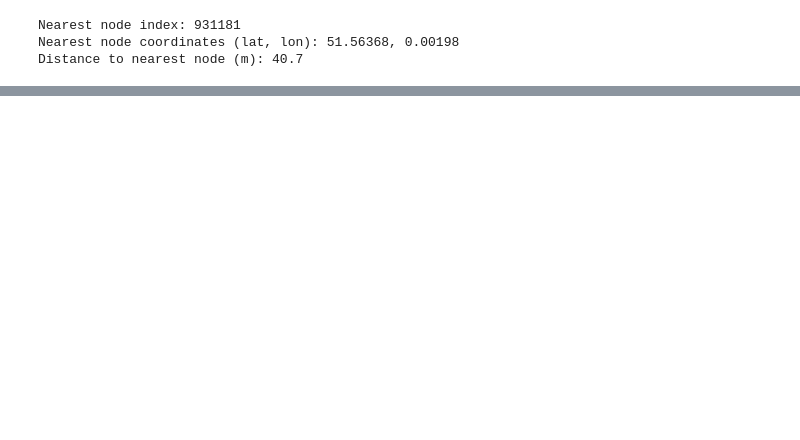
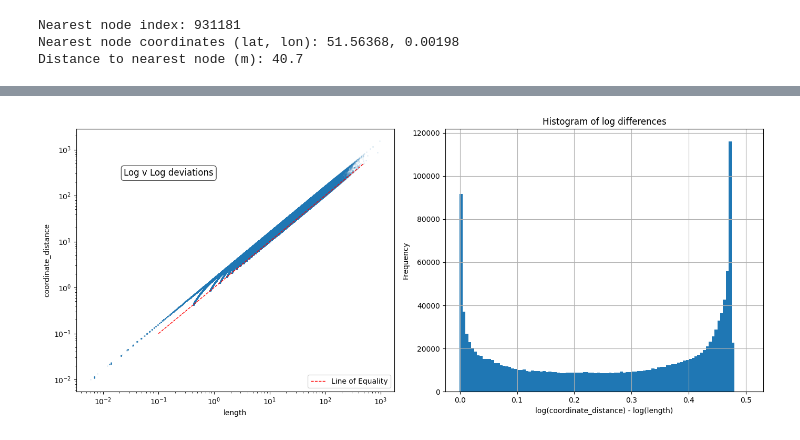
Before and after one commit to jacb1729/Random-Walk-About-London, a Jupyter notebook: notebook.ipynb, the cells around one changed output, grey strips where cells are left out. Saved outputs shown, nothing was run; the diff lists cells and outputs as text; code cells hidden in the pictures; blank space fills up the shorter version.

```diff
--- a/notebook.ipynb
+++ b/notebook.ipynb
@@ -69,0 +102,29 @@ Distance to nearest node (m): 40.7
+# %%
+import numpy as np
+
+LABEL_TEXT = """Log v Log deviations"""
+
+fig, axes = plt.subplots(1, 2, figsize=(14, 6))
+
+# First plot: scatter log-log
+ax1 = axes[0]
+gdf_no_loops.plot(kind='scatter', x='length', y='coordinate_distance', s=1, alpha=0.1, ax=ax1)
+ax1.plot([0.1, 500], [0.1, 500], linestyle='--', color='red', linewidth=1, label='Line of Equality')
+ax1.text(0.15, 0.85, LABEL_TEXT, transform=ax1.transAxes, fontsize=12, verticalalignment='top', bbox=dict(boxstyle="round", facecolor="white", alpha=0.7))
+ax1.set_xscale('log')
+ax1.set_yscale('log')
+ax1.set_xlabel('length')
+ax1.set_ylabel('coordinate_distance')
+ax1.legend(loc='lower right')
+
+# Second plot: histogram of log differences
+ax2 = axes[1]
+(np.log(coordinate_distances) - np.log(gdf_no_loops['length'])).hist(bins=101, ax=ax2)
+ax2.set_title('Histogram of log differences')
+ax2.set_xlabel('log(coordinate_distance) - log(length)')
+ax2.set_ylabel('Frequency')
+
+plt.tight_layout()
+plt.show()
+# %% [output]
+[figure, added]
```
Also changed, not shown: parts of 6 cells of this notebook.
